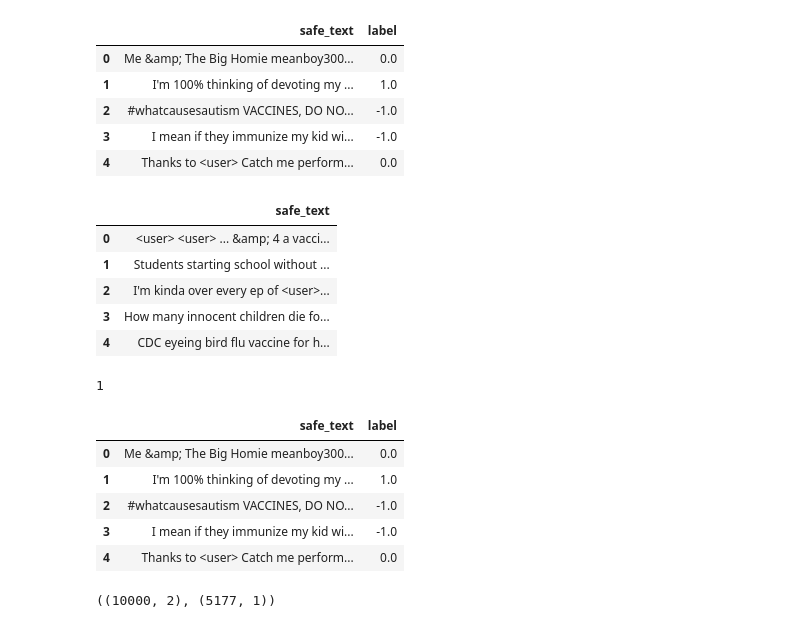
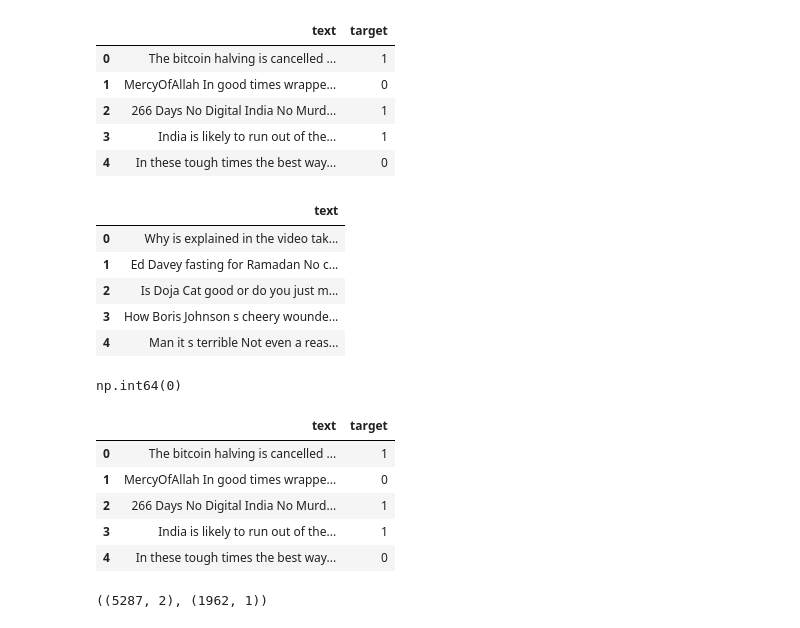
Before and after one commit to kekeli101/Projects, a Jupyter notebook: Roberta_multiclass.ipynb, the cells around one changed output. Drawn from its saved outputs; the diff is of its cells as text; code cells hidden in the pictures.

```diff
--- a/Roberta_multiclass.ipynb
+++ b/Roberta_multiclass.ipynb
@@ -10,51 +6,53 @@ Mounted at /content/drive
 # %%
 import pandas as pd
-train=pd.read_csv('/content/drive/My Drive/Train(8).csv', usecols=["safe_text", "label"])
-test_df=pd.read_csv('/content/drive/My Drive/Test(6).csv', usecols=["safe_text"])
-feat_cols = "safe_text"
-label_cols = "label"
+
+train = pd.read_csv('/content/drive/My Drive/csv/Train.csv', usecols=["text", "target"])
+test_df = pd.read_csv('/content/drive/My Drive/csv/Test.csv', usecols=["text"])
+
+feat_cols = "text"
+label_cols = "target"
 train.head()
 # %% [output]
-|  | safe_text | label |
-| 0 | Me &amp; The Big Homie meanboy300... | 0.0 |
-| 1 | I'm 100% thinking of devoting my ... | 1.0 |
-| 2 | #whatcausesautism VACCINES, DO NO... | -1.0 |
-| 3 | I mean if they immunize my kid wi... | -1.0 |
-| 4 | Thanks to <user> Catch me perform... | 0.0 |
+|  | text | target |
+| 0 | The bitcoin halving is cancelled ... | 1 |
+| 1 | MercyOfAllah In good times wrappe... | 0 |
+| 2 | 266 Days No Digital India No Murd... | 1 |
+| 3 | India is likely to run out of the... | 1 |
+| 4 | In these tough times the best way... | 0 |
 # %%
 test_df.head()
 # %% [output]
-|  | safe_text |
-| 0 | <user> <user> ... &amp; 4 a vacci... |
-| 1 | Students starting school without ... |
-| 2 | I'm kinda over every ep of <user>... |
-| 3 | How many innocent children die fo... |
-| 4 | CDC eyeing bird flu vaccine for h... |
+|  | text |
+| 0 | Why is explained in the video tak... |
+| 1 | Ed Davey fasting for Ramadan No c... |
+| 2 | Is Doja Cat good or do you just m... |
+| 3 | How Boris Johnson s cheery wounde... |
+| 4 | Man it s terrible Not even a reas... |
 # %%
 test_df[feat_cols] = test_df[feat_cols].astype(str)
 train[feat_cols] = train[feat_cols].astype(str)
 # %%
-train['label'].isna().sum().sum()
+train['target'].isna().sum().sum()
 # %% [output]
-1
+np.int64(0)
 # %%
 train=train.dropna()
 # %%
 train.head()
 # %% [output]
-|  | safe_text | label |
-| 0 | Me &amp; The Big Homie meanboy300... | 0.0 |
-| 1 | I'm 100% thinking of devoting my ... | 1.0 |
-| 2 | #whatcausesautism VACCINES, DO NO... | -1.0 |
-| 3 | I mean if they immunize my kid wi... | -1.0 |
-| 4 | Thanks to <user> Catch me perform... | 0.0 |
+|  | text | target |
+| 0 | The bitcoin halving is cancelled ... | 1 |
+| 1 | MercyOfAllah In good times wrappe... | 0 |
+| 2 | 266 Days No Digital India No Murd... | 1 |
+| 3 | India is likely to run out of the... | 1 |
+| 4 | In these tough times the best way... | 0 |
 # %%
 test_df=test_df.fillna('nan')
 #train=train.fillna('nan')
 # %%
 train.shape,test_df.shape
 # %% [output]
-((10000, 2), (5177, 1))
+((5287, 2), (1962, 1))
 # %%
 import re
 def clean_text(text):
```
Also changed, not shown: parts of 22 cells of this notebook.
